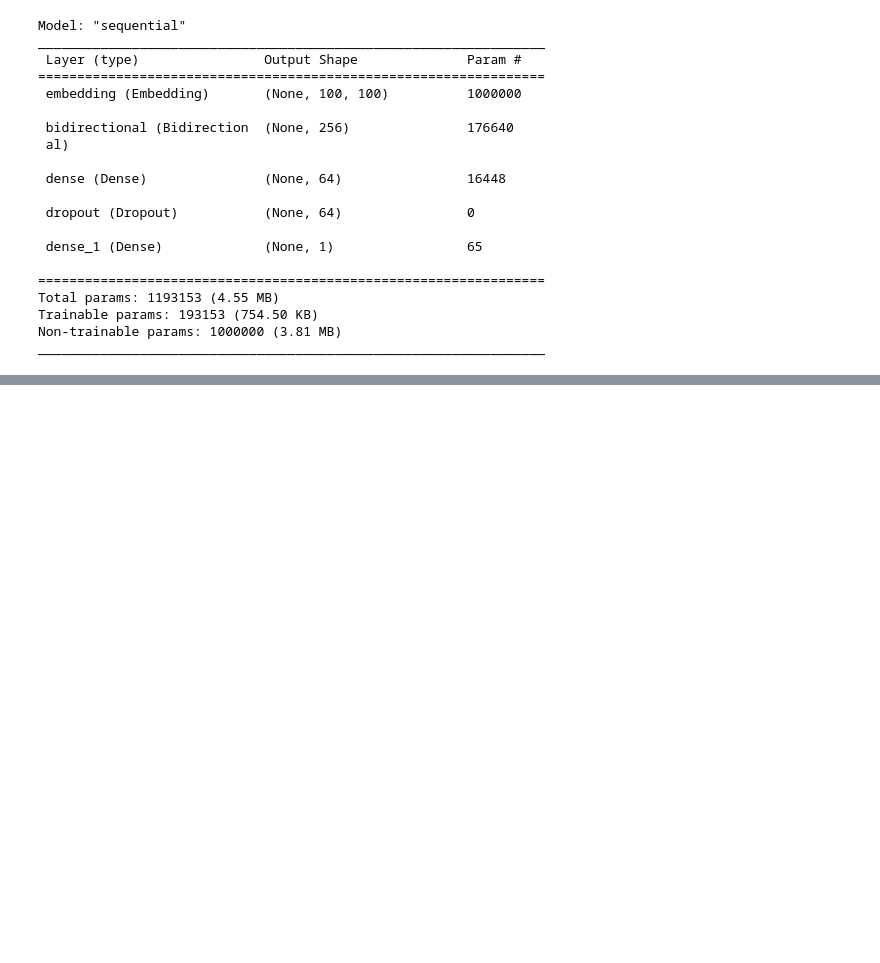
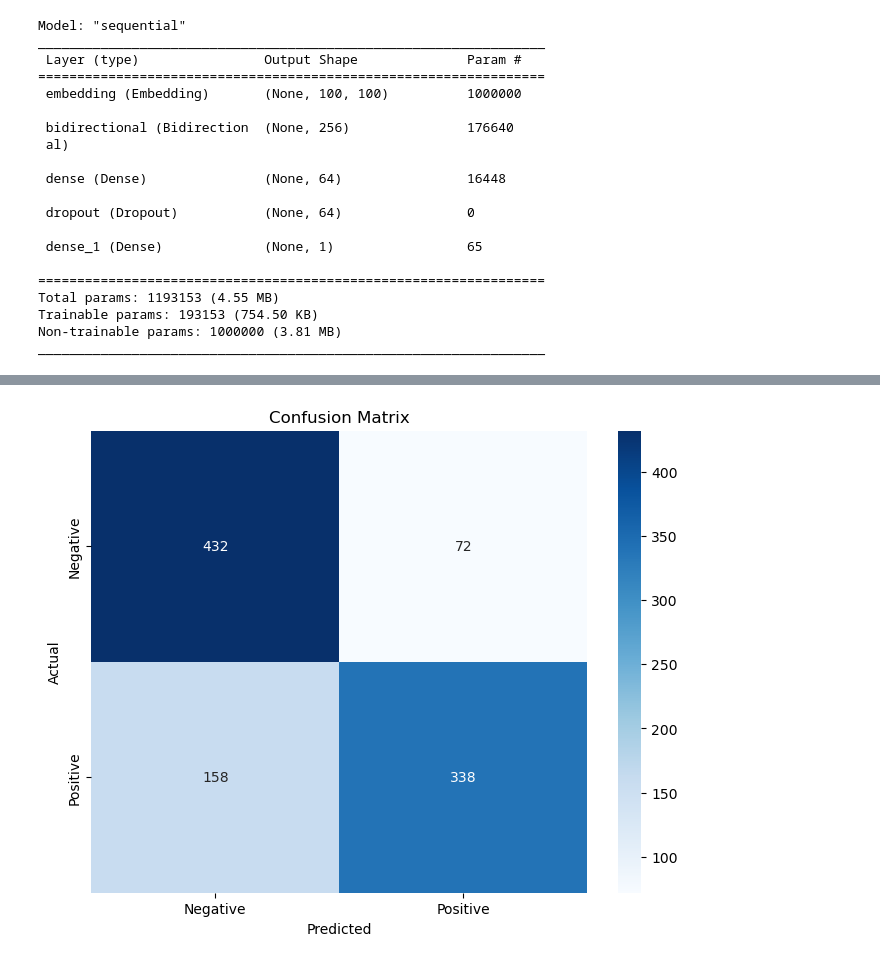
Before and after one commit to adityaamehra/24095005_CSOC_IG, a Jupyter notebook: Sequence Modelling Basics/main.ipynb, the cells around one changed output, grey strips where cells are left out. Saved outputs shown, nothing was run; the diff lists cells and outputs as text; code cells hidden in the pictures; blank space fills up the shorter version.

Commit message:
Added the confusion matrix

```diff
--- a/Sequence Modelling Basics/main.ipynb
+++ b/Sequence Modelling Basics/main.ipynb
@@ -91,6 +91,9 @@ Trainable params: 193153 (754.50 KB)
 Non-trainable params: 1000000 (3.81 MB)
 _________________________________________________________________
 # %%
-history = model.fit(X_train, y_train, validation_split=0.2, epochs=10,batch_size=256)
+from keras.callbacks import EarlyStopping
+early_stop = EarlyStopping(monitor='val_loss', mode='min', patience=0, restore_best_weights=True)
+
+history = model.fit(X_train, y_train, validation_split=0.2, epochs=10,batch_size=512, callbacks=[early_stop])
 # %% [output]
 Epoch 1/10
@@ -116,0 +161,14 @@ mismatched_df.to_csv("mismatched_predictions.csv", index=False)
+# %%
+# making the confusion matrix plot
+import matplotlib.pyplot as plt
+import seaborn as sns
+plt.figure(figsize=(8, 6))
+cm = confusion_matrix(y_test, predictions)
+sns.heatmap(cm, annot=True, fmt='d', cmap='Blues', xticklabels=['Negative', 'Positive'], yticklabels=['Negative', 'Positive'])
+plt.xlabel('Predicted')
+plt.ylabel('Actual')
+plt.title('Confusion Matrix')
+plt.savefig("confusion_matrix.png")
+plt.show()
+# %% [output]
+[figure, added]
```
Also changed, not shown: parts of 4 cells of this notebook, 2 other files.
